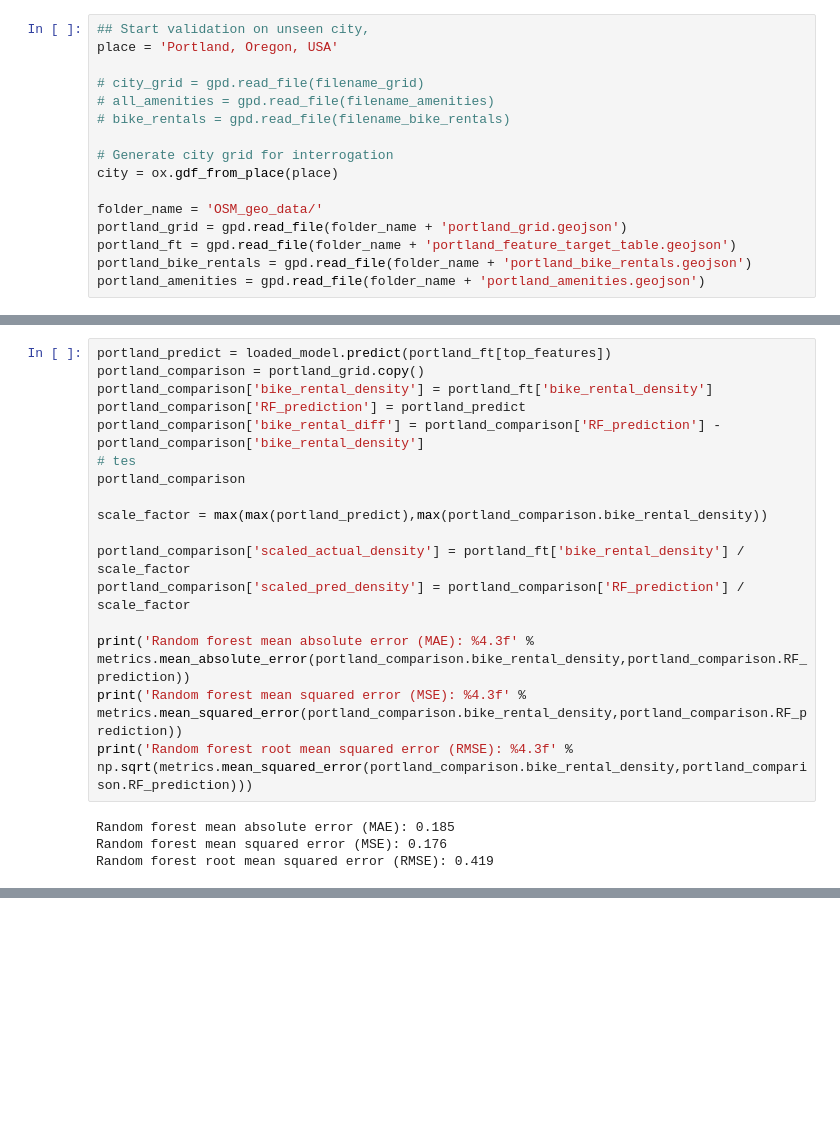
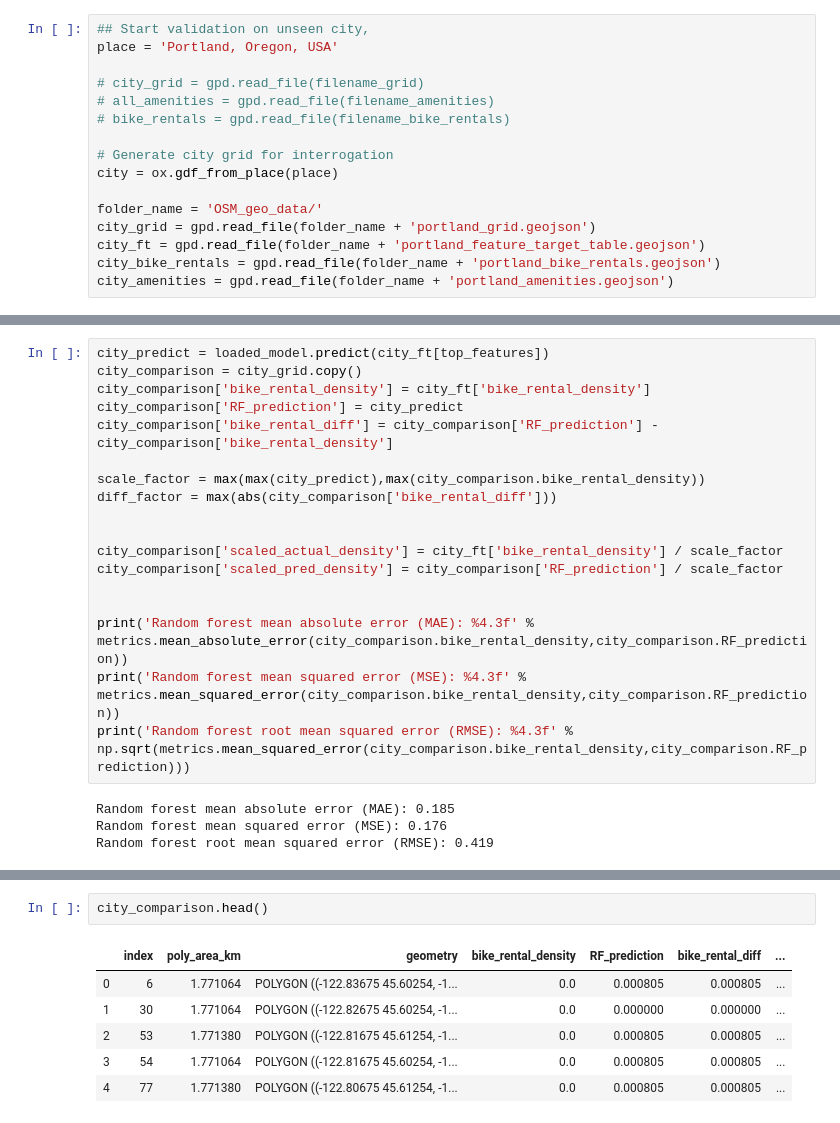
Before and after one commit to peterlzhang/better-bike-share, a Jupyter notebook: bike_share_analysis/predict-bikes-shares.ipynb, the cells around one changed output, grey strips where cells are left out. Cells and saved outputs as stored; diff of their text form; blank space fills up the shorter version.

```diff
--- a/bike_share_analysis/predict-bikes-shares.ipynb
+++ b/bike_share_analysis/predict-bikes-shares.ipynb
@@ -36,10 +37,10 @@ place = 'Portland, Oregon, USA'
 city = ox.gdf_from_place(place)
 
 folder_name = 'OSM_geo_data/'
-portland_grid = gpd.read_file(folder_name + 'portland_grid.geojson')
-portland_ft = gpd.read_file(folder_name + 'portland_feature_target_table.geojson')
-portland_bike_rentals = gpd.read_file(folder_name + 'portland_bike_rentals.geojson')
-portland_amenities = gpd.read_file(folder_name + 'portland_amenities.geojson')
+city_grid = gpd.read_file(folder_name + 'portland_grid.geojson')
+city_ft = gpd.read_file(folder_name + 'portland_feature_target_table.geojson')
+city_bike_rentals = gpd.read_file(folder_name + 'portland_bike_rentals.geojson')
+city_amenities = gpd.read_file(folder_name + 'portland_amenities.geojson')
 # %%
 loaded_model = joblib.load('best_RF_model.sav')
 # %%
@@ -55,22 +56,23 @@ top_features = ['cafe_density', 'bar_density', 'bicycle_parking_density', 'fast_
                 'university_density', 'parking_entrance_density', 'childcare_density', 'hospital_density',
                 'car_rental_density', 'vending_machine_density', 'dentist_density', 'bus_station_density']
 # %%
-portland_predict = loaded_model.predict(portland_ft[top_features])
-portland_comparison = portland_grid.copy()
-portland_comparison['bike_rental_density'] = portland_ft['bike_rental_density']
-portland_comparison['RF_prediction'] = portland_predict
-portland_comparison['bike_rental_diff'] = portland_comparison['RF_prediction'] - portland_comparison['bike_rental_density']
-# tes
-portland_comparison
+city_predict = loaded_model.predict(city_ft[top_features])
+city_comparison = city_grid.copy()
+city_comparison['bike_rental_density'] = city_ft['bike_rental_density']
+city_comparison['RF_prediction'] = city_predict
+city_comparison['bike_rental_diff'] = city_comparison['RF_prediction'] - city_comparison['bike_rental_density']
 
-scale_factor = max(max(portland_predict),max(portland_comparison.bike_rental_density))
+scale_factor = max(max(city_predict),max(city_comparison.bike_rental_density))
+diff_factor = max(abs(city_comparison['bike_rental_diff']))
 
-portland_comparison['scaled_actual_density'] = portland_ft['bike_rental_density'] / scale_factor
-portland_comparison['scaled_pred_density'] = portland_comparison['RF_prediction'] / scale_factor
 
-print('Random forest mean absolute error (MAE): %4.3f' % metrics.mean_absolute_error(portland_comparison.bike_rental_density,portland_comparison.RF_prediction))
-print('Random forest mean squared error (MSE): %4.3f' % metrics.mean_squared_error(portland_comparison.bike_rental_density,portland_comparison.RF_prediction))
-print('Random forest root mean squared error (RMSE): %4.3f' % np.sqrt(metrics.mean_squared_error(portland_comparison.bike_rental_density,portland_comparison.RF_prediction)))
+city_comparison['scaled_actual_density'] = city_ft['bike_rental_density'] / scale_factor
+city_comparison['scaled_pred_density'] = city_comparison['RF_prediction'] / scale_factor
+
+
+print('Random forest mean absolute error (MAE): %4.3f' % metrics.mean_absolute_error(city_comparison.bike_rental_density,city_comparison.RF_prediction))
+print('Random forest mean squared error (MSE): %4.3f' % metrics.mean_squared_error(city_comparison.bike_rental_density,city_comparison.RF_prediction))
+print('Random forest root mean squared error (RMSE): %4.3f' % np.sqrt(metrics.mean_squared_error(city_comparison.bike_rental_density,city_comparison.RF_prediction)))
 # %% [output]
 Random forest mean absolute error (MAE): 0.185
 Random forest mean squared error (MSE): 0.176
@@ -101,3 +94,12 @@ bp_opacity = {str(key): bp_dict[key]*0.75 for key in bp_dict.keys()}
+# %%
+city_comparison.head()
+# %% [output]
+|  | index | poly_area_km | geometry | bike_rental_density | RF_prediction | bike_rental_diff | ... |
+| 0 | 6 | 1.771064 | POLYGON ((-122.83675 45.60254, -1... | 0.0 | 0.000805 | 0.000805 | ... |
+| 1 | 30 | 1.771064 | POLYGON ((-122.82675 45.60254, -1... | 0.0 | 0.000000 | 0.000000 | ... |
+| 2 | 53 | 1.771380 | POLYGON ((-122.81675 45.61254, -1... | 0.0 | 0.000805 | 0.000805 | ... |
+| 3 | 54 | 1.771064 | POLYGON ((-122.81675 45.60254, -1... | 0.0 | 0.000805 | 0.000805 | ... |
+| 4 | 77 | 1.771380 | POLYGON ((-122.80675 45.61254, -1... | 0.0 | 0.000805 | 0.000805 | ... |
 # %%
 m = folium.Map([city.geometry.centroid.y, city.geometry.centroid.x],
                zoom_start=11,
```
Also changed, not shown: parts of 6 cells of this notebook, 2 other files.
